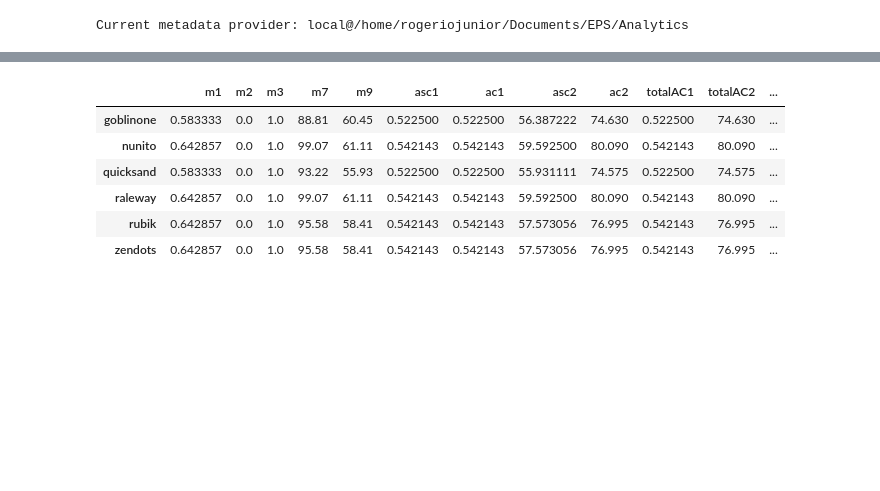
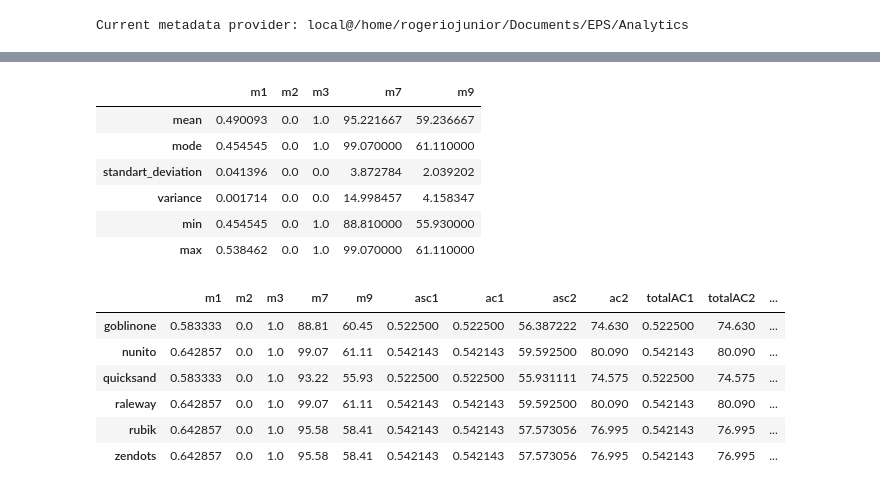
Before and after one commit to Lend-it/Analytics, a Jupyter notebook: Analytics.ipynb, the cells around one changed output, grey strips where cells are left out. Drawn from its saved outputs; the diff is of its cells as text; code cells hidden in the pictures; blank space fills up the shorter version.

Commit message:
feat: fga-eps-mds/2020.2-Lend.it#167 Add descriptive statistics df for each service

```diff
--- a/Analytics.ipynb
+++ b/Analytics.ipynb
@@ -30,3 +30,13 @@ m_dfs['gateway']['m8']
+# %%
+m_dfs['gateway']['descriptive']
+# %% [output]
+|  | m1 | m2 | m3 | m7 | m9 |
+| mean | 0.490093 | 0.0 | 1.0 | 95.221667 | 59.236667 |
+| mode | 0.454545 | 0.0 | 1.0 | 99.070000 | 61.110000 |
+| standart_deviation | 0.041396 | 0.0 | 0.0 | 3.872784 | 2.039202 |
+| variance | 0.001714 | 0.0 | 0.0 | 14.998457 | 4.158347 |
+| min | 0.454545 | 0.0 | 1.0 | 88.810000 | 55.930000 |
+| max | 0.538462 | 0.0 | 1.0 | 99.070000 | 61.110000 |
 # %%
 m_dfs['user']['metrics']
 # %% [output]
```
Also changed, not shown: parts of 13 cells of this notebook, 1 other file.
